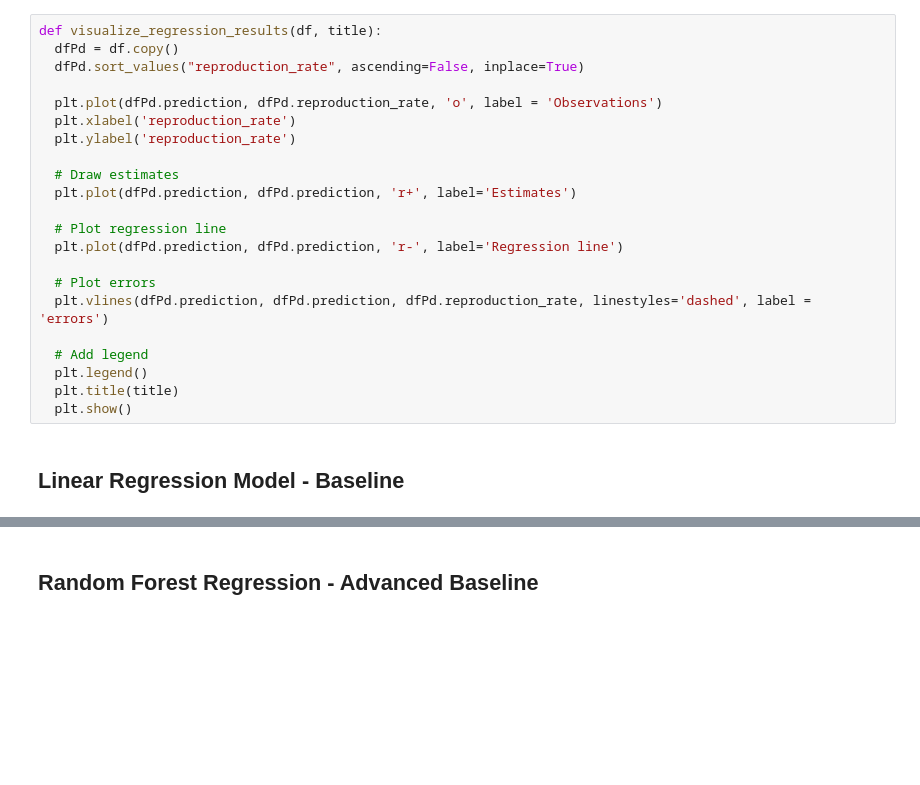
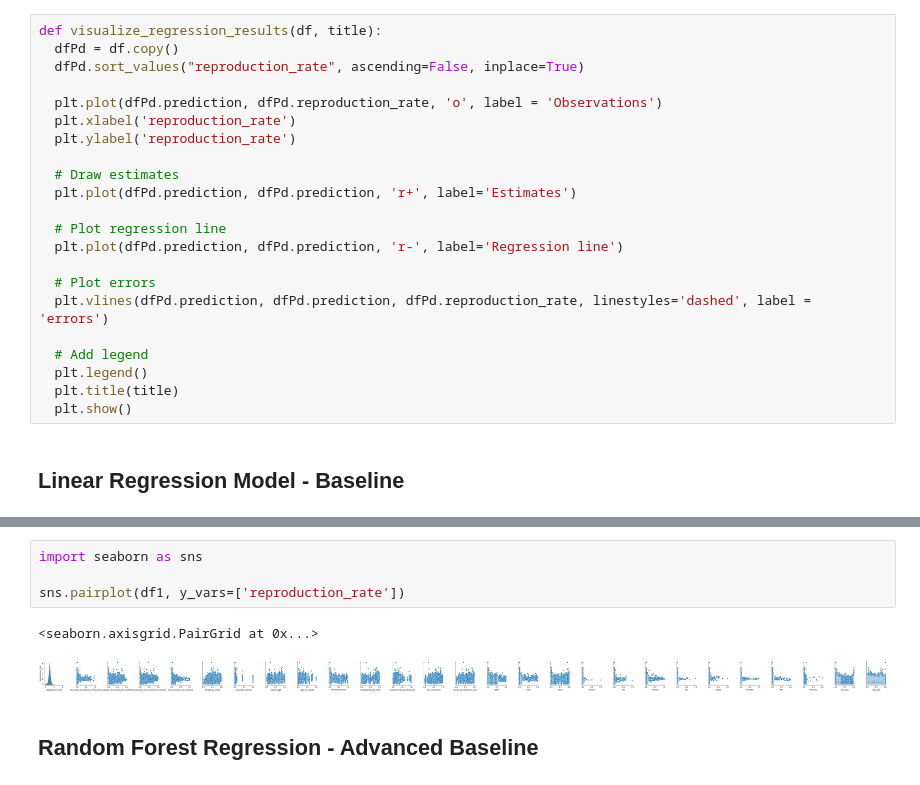
Before and after one commit to w-oke/covid_reproduction, a Jupyter notebook: covid_owid_2_analysis_baseline_models.ipynb, the cells around one changed output, grey strips where cells are left out. Drawn from its saved outputs; the diff is of its cells as text; blank space fills up the shorter version.

```diff
--- a/covid_owid_2_analysis_baseline_models.ipynb
+++ b/covid_owid_2_analysis_baseline_models.ipynb
@@ -136,3 +156,10 @@ Mean squared error: 0.09
+# %%
+import seaborn as sns
+
+sns.pairplot(df1, y_vars=['reproduction_rate'])
+# %% [output]
+<seaborn.axisgrid.PairGrid at 0x...>
+[figure, added]
 # %% [markdown]
 ## Random Forest Regression - Advanced Baseline
 # %%
```
Also changed, not shown: parts of 4 cells of this notebook, 1 other file.
